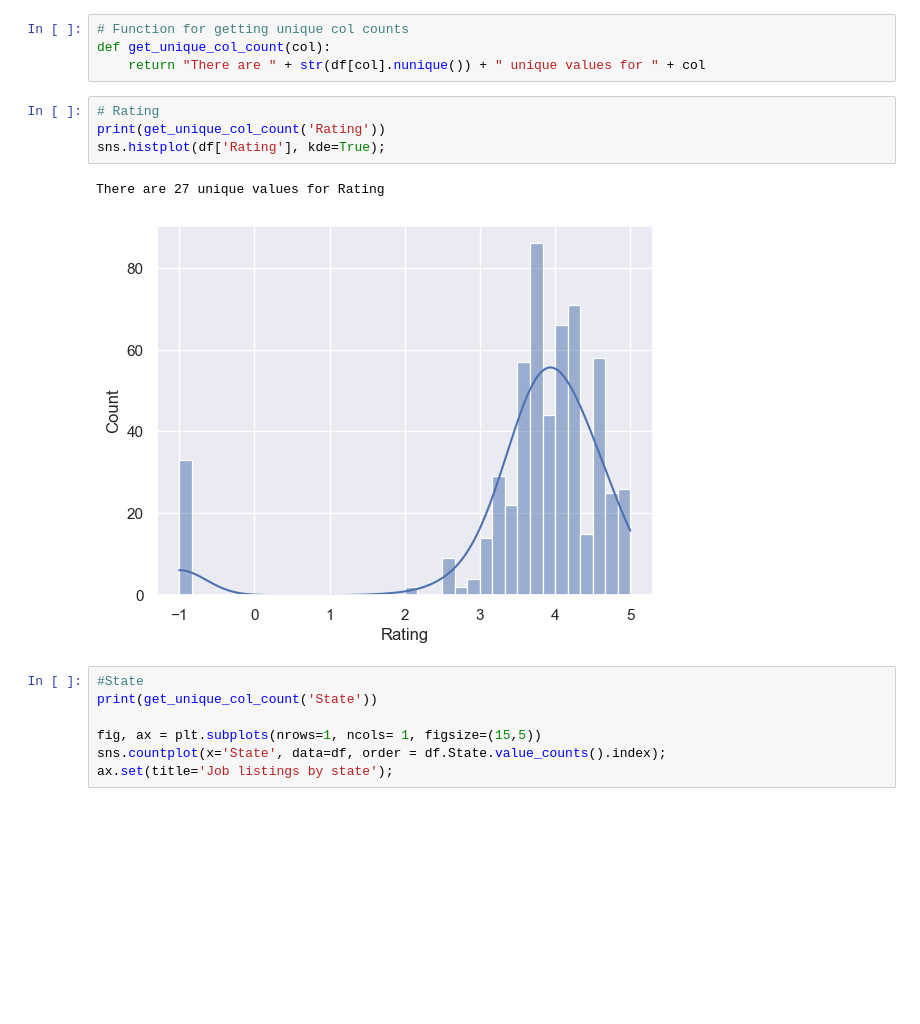
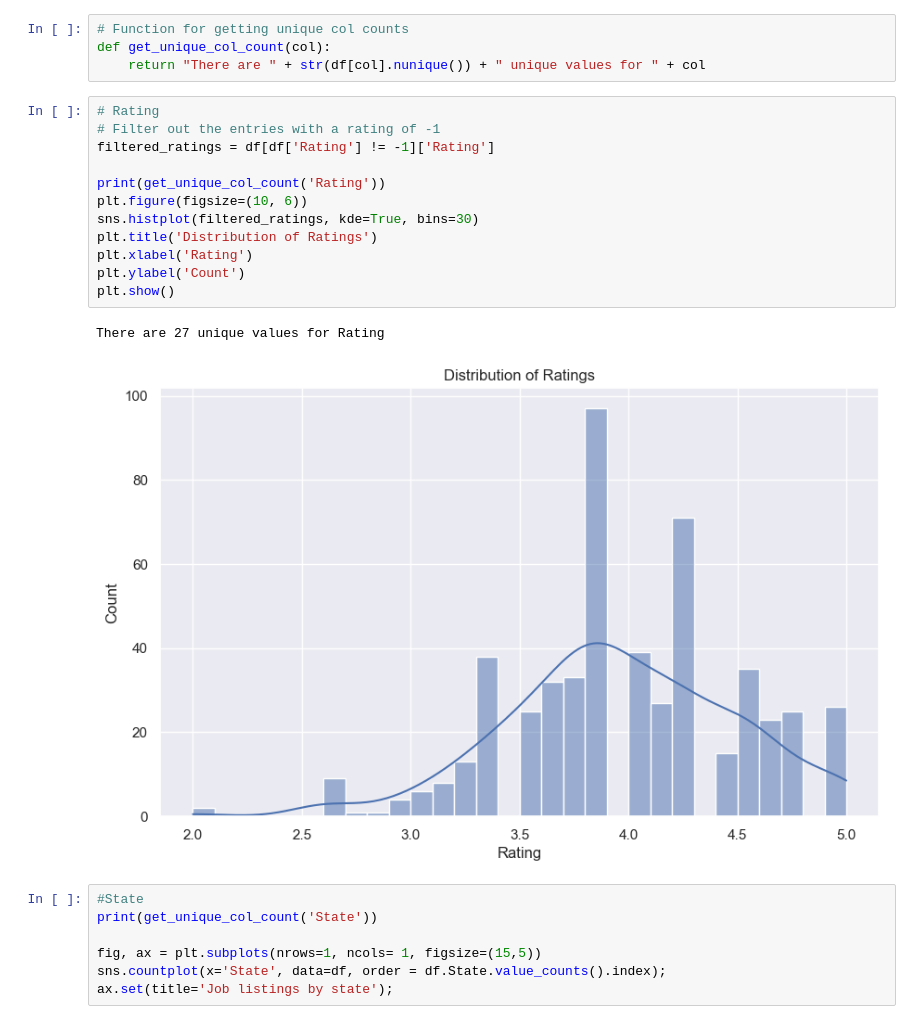
Before and after one commit to JuYinC/DataScience_Job, a Jupyter notebook: eda.ipynb, the cells around one changed output. Drawn from its saved outputs; the diff is of its cells as text; blank space fills up the shorter version.

```diff
--- a/eda.ipynb
+++ b/eda.ipynb
@@ -74,13 +83,21 @@ plt.xticks(rotation=45);
 # Function for getting unique col counts
 def get_unique_col_count(col):
     return "There are " + str(df[col].nunique()) + " unique values for " + col
-# %%
-# Rating
-print(get_unique_col_count('Rating'))
-sns.histplot(df['Rating'], kde=True);
-# %% [output]
-There are 27 unique values for Rating
-[figure, removed]
+# %%
+# Rating
+# Filter out the entries with a rating of -1
+filtered_ratings = df[df['Rating'] != -1]['Rating']
+
+print(get_unique_col_count('Rating'))
+plt.figure(figsize=(10, 6))
+sns.histplot(filtered_ratings, kde=True, bins=30)
+plt.title('Distribution of Ratings')
+plt.xlabel('Rating')
+plt.ylabel('Count')
+plt.show()
+# %% [output]
+There are 27 unique values for Rating
+[figure, added]
 # %%
 #State
 print(get_unique_col_count('State'))
```
Also changed, not shown: parts of 31 cells of this notebook, 5 other files.
